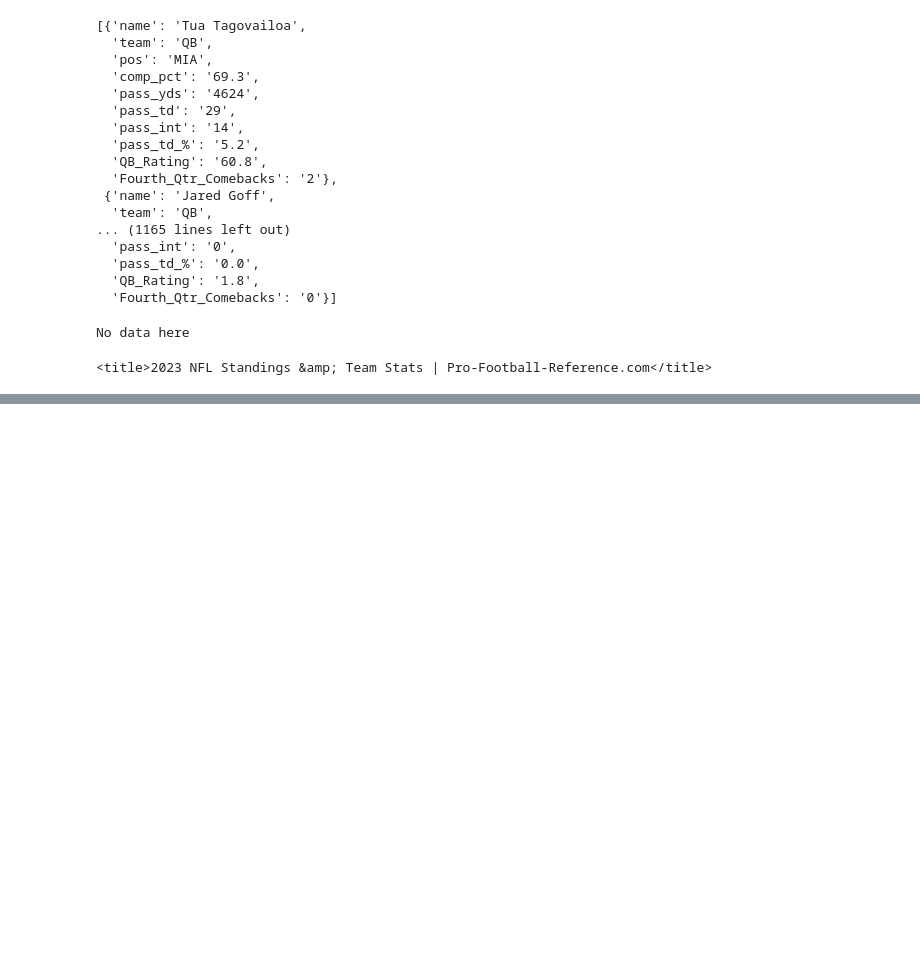
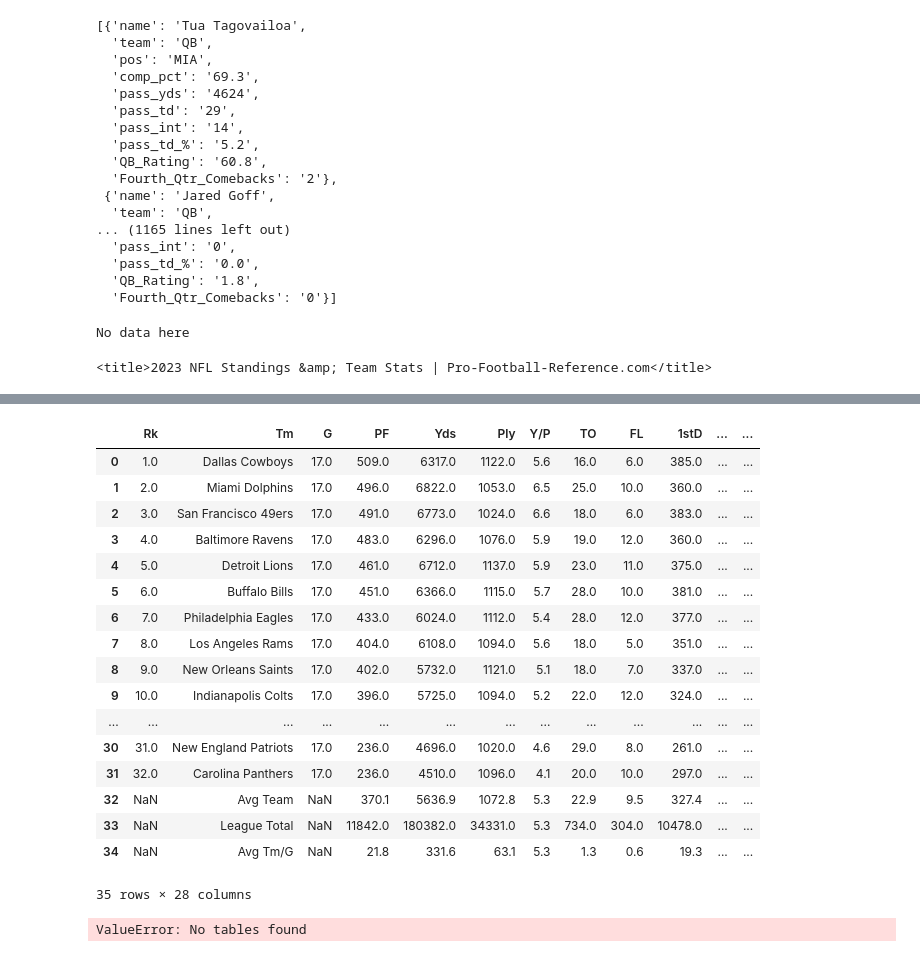
Before and after one commit to ckonjeti/football-sports-betting-analytics, a Jupyter notebook: scripts/scraper.ipynb, the cells around one changed output, grey strips where cells are left out. Saved outputs shown, nothing was run; the diff lists cells and outputs as text; code cells hidden in the pictures; blank space fills up the shorter version.

Commit message:
use read_html from pandas to web scrape tables from URL

```diff
--- a/scripts/scraper.ipynb
+++ b/scripts/scraper.ipynb
@@ -221,0 +270,2 @@ No data here
+# %%
+url = 'http://www.pro-football-reference.com/years/2023/#team_stats'
@@ -221,0 +297,46 @@ No data here
+# %%
+import requests
+from bs4 import BeautifulSoup
+from bs4 import Comment
+import pandas as pd
+
+response = requests.get(url)
+
+soup = BeautifulSoup(response.text, 'html.parser')
+
+comments = soup.find_all(string=lambda text: isinstance(text, Comment))
+
+tables = []
+for each in comments:
+    if 'table' in each:
+        try:
+            tables.append(pd.read_html(each, header=1)[0])
+        except:
+            continue
+# %%
+tables[3]
+# %% [output]
+|  | Rk | Tm | G | PF | Yds | Ply | Y/P | TO | FL | 1stD | ... | ... |
+| 0 | 1.0 | Dallas Cowboys | 17.0 | 509.0 | 6317.0 | 1122.0 | 5.6 | 16.0 | 6.0 | 385.0 | ... | ... |
+| 1 | 2.0 | Miami Dolphins | 17.0 | 496.0 | 6822.0 | 1053.0 | 6.5 | 25.0 | 10.0 | 360.0 | ... | ... |
+| 2 | 3.0 | San Francisco 49ers | 17.0 | 491.0 | 6773.0 | 1024.0 | 6.6 | 18.0 | 6.0 | 383.0 | ... | ... |
+| 3 | 4.0 | Baltimore Ravens | 17.0 | 483.0 | 6296.0 | 1076.0 | 5.9 | 19.0 | 12.0 | 360.0 | ... | ... |
+| 4 | 5.0 | Detroit Lions | 17.0 | 461.0 | 6712.0 | 1137.0 | 5.9 | 23.0 | 11.0 | 375.0 | ... | ... |
+| 5 | 6.0 | Buffalo Bills | 17.0 | 451.0 | 6366.0 | 1115.0 | 5.7 | 28.0 | 10.0 | 381.0 | ... | ... |
+| 6 | 7.0 | Philadelphia Eagles | 17.0 | 433.0 | 6024.0 | 1112.0 | 5.4 | 28.0 | 12.0 | 377.0 | ... | ... |
+| 7 | 8.0 | Los Angeles Rams | 17.0 | 404.0 | 6108.0 | 1094.0 | 5.6 | 18.0 | 5.0 | 351.0 | ... | ... |
+| 8 | 9.0 | New Orleans Saints | 17.0 | 402.0 | 5732.0 | 1121.0 | 5.1 | 18.0 | 7.0 | 337.0 | ... | ... |
+| 9 | 10.0 | Indianapolis Colts | 17.0 | 396.0 | 5725.0 | 1094.0 | 5.2 | 22.0 | 12.0 | 324.0 | ... | ... |
+| ... | ... | ... | ... | ... | ... | ... | ... | ... | ... | ... | ... | ... |
+| 30 | 31.0 | New England Patriots | 17.0 | 236.0 | 4696.0 | 1020.0 | 4.6 | 29.0 | 8.0 | 261.0 | ... | ... |
+| 31 | 32.0 | Carolina Panthers | 17.0 | 236.0 | 4510.0 | 1096.0 | 4.1 | 20.0 | 10.0 | 297.0 | ... | ... |
+| 32 | NaN | Avg Team | NaN | 370.1 | 5636.9 | 1072.8 | 5.3 | 22.9 | 9.5 | 327.4 | ... | ... |
+| 33 | NaN | League Total | NaN | 11842.0 | 180382.0 | 34331.0 | 5.3 | 734.0 | 304.0 | 10478.0 | ... | ... |
+| 34 | NaN | Avg Tm/G | NaN | 21.8 | 331.6 | 63.1 | 5.3 | 1.3 | 0.6 | 19.3 | ... | ... |
+35 rows × 28 columns
+# %%
+afc_standings = pd.read_html(url, attrs={'id': 'AFC'})[0]
+nfc_standings = pd.read_html(url, attrs={'id': 'NFC'})[0]
+passing = pd.read_html(url, header= 1, attrs={'id': 'returns'})[0]
+# %% [output]
+ValueError: No tables found
```
Also changed, not shown: parts of 16 cells of this notebook, 1 other file.
